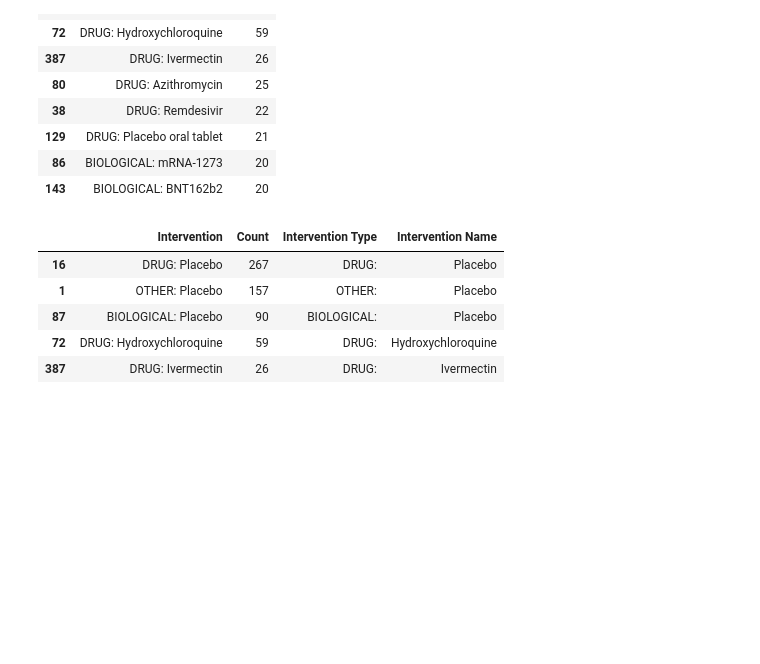
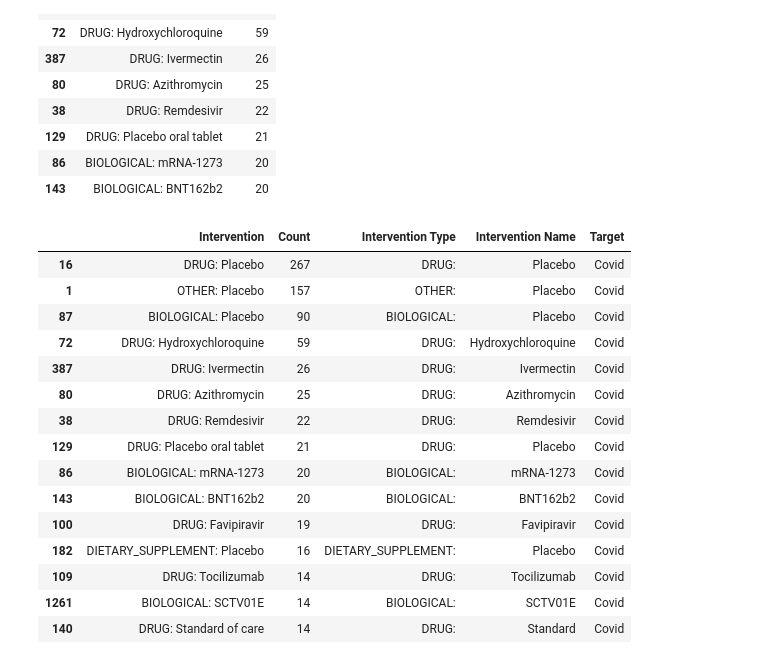
Before and after one commit to gtrentz/hda-p1, a Jupyter notebook: partBGabe.ipynb, the cells around one changed output. Saved outputs shown, nothing was run; the diff lists cells and outputs as text; code cells hidden in the pictures; blank space fills up the shorter version.

```diff
--- a/partBGabe.ipynb
+++ b/partBGabe.ipynb
@@ -123,5 +123,6 @@ covidInterventions
 type(covidInterventions['Interventions'][0])
 #The intentions are delimited by '|'. For each trial, split the interventions and create a and replace the one string with a list of the delimted values. I will also create a new column that counts the number of interventions for each trial.
 covidInterventions['Interventions'] = covidInterventions['Interventions'].str.split('|')
+covidInterventions['Interventions Count'] = covidInterventions['Interventions'].apply(lambda x: len(x))
 covidInterventions
 # %% [output]
@@ -341,15 +360,26 @@ covidInterventionsDict.head(10)
 # %%
 #create a dataframe that only contains the interventions where the type is 'Drug'. Split intervention into intervention type (before the space) and intervention name (after the space)
 covidInterventionsDict['Intervention Type'] = covidInterventionsDict['Intervention'].apply(lambda x: x.split(' ')[0])
 covidInterventionsDict['Intervention Name'] = covidInterventionsDict['Intervention'].apply(lambda x: x.split(' ')[1])
-covidInterventionsDict.head()
+covidInterventionsDict['Target'] = 'Covid'
+covidInterventionsDict.head(15)
 # %% [output]
-|  | Intervention | Count | Intervention Type | Intervention Name |
-| 16 | DRUG: Placebo | 267 | DRUG: | Placebo |
-| 1 | OTHER: Placebo | 157 | OTHER: | Placebo |
-| 87 | BIOLOGICAL: Placebo | 90 | BIOLOGICAL: | Placebo |
-| 72 | DRUG: Hydroxychloroquine | 59 | DRUG: | Hydroxychloroquine |
-| 387 | DRUG: Ivermectin | 26 | DRUG: | Ivermectin |
+|  | Intervention | Count | Intervention Type | Intervention Name | Target |
+| 16 | DRUG: Placebo | 267 | DRUG: | Placebo | Covid |
+| 1 | OTHER: Placebo | 157 | OTHER: | Placebo | Covid |
+| 87 | BIOLOGICAL: Placebo | 90 | BIOLOGICAL: | Placebo | Covid |
+| 72 | DRUG: Hydroxychloroquine | 59 | DRUG: | Hydroxychloroquine | Covid |
+| 387 | DRUG: Ivermectin | 26 | DRUG: | Ivermectin | Covid |
+| 80 | DRUG: Azithromycin | 25 | DRUG: | Azithromycin | Covid |
+| 38 | DRUG: Remdesivir | 22 | DRUG: | Remdesivir | Covid |
+| 129 | DRUG: Placebo oral tablet | 21 | DRUG: | Placebo | Covid |
+| 86 | BIOLOGICAL: mRNA-1273 | 20 | BIOLOGICAL: | mRNA-1273 | Covid |
+| 143 | BIOLOGICAL: BNT162b2 | 20 | BIOLOGICAL: | BNT162b2 | Covid |
+| 100 | DRUG: Favipiravir | 19 | DRUG: | Favipiravir | Covid |
+| 182 | DIETARY_SUPPLEMENT: Placebo | 16 | DIETARY_SUPPLEMENT: | Placebo | Covid |
+| 109 | DRUG: Tocilizumab | 14 | DRUG: | Tocilizumab | Covid |
+| 1261 | BIOLOGICAL: SCTV01E | 14 | BIOLOGICAL: | SCTV01E | Covid |
+| 140 | DRUG: Standard of care | 14 | DRUG: | Standard | Covid |
 # %%
 #Create a df that only contains the interventions where the type is 'Drug'
 covidInterventionsDictDrug = covidInterventionsDict[covidInterventionsDict['Intervention Type'] == 'DRUG:']
```
Also changed, not shown: parts of 21 cells of this notebook.
